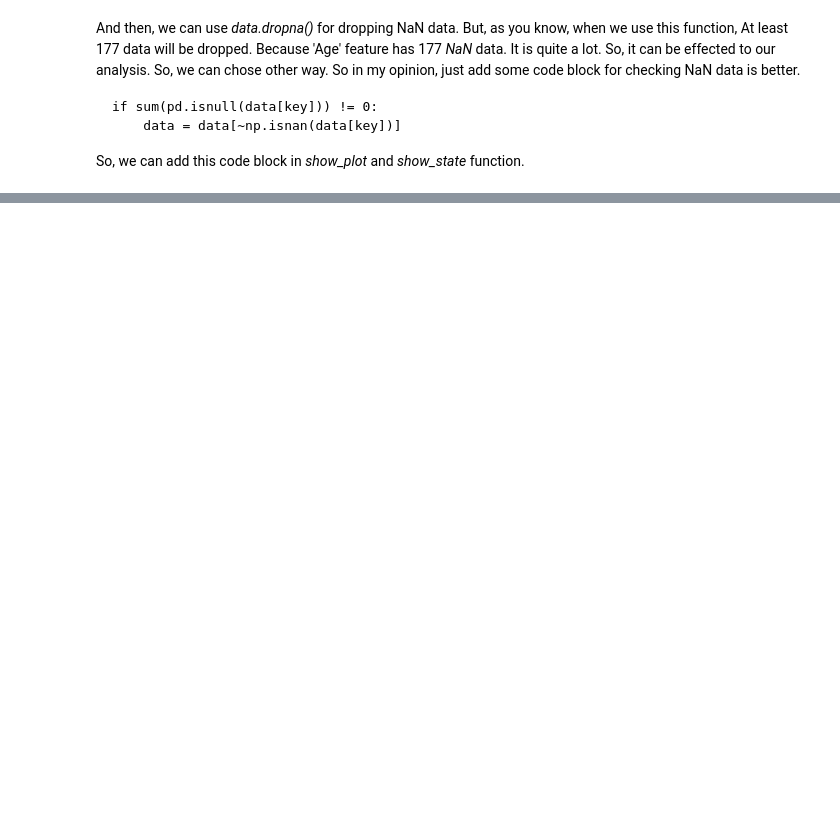
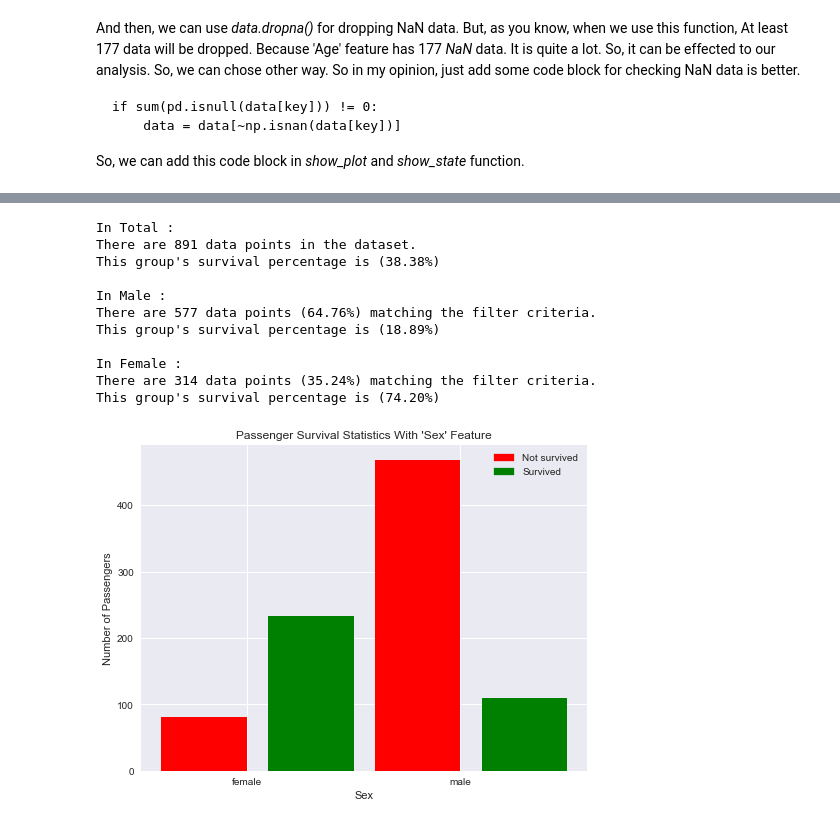
Before and after one commit to WooRaZil-Boy/DAND, a Jupyter notebook: titanic_data/titanic.ipynb, the cells around one changed output, grey strips where cells are left out. Cells and saved outputs as stored; diff of their text form; code cells hidden in the pictures; blank space fills up the shorter version.

```diff
--- a/titanic_data/titanic.ipynb
+++ b/titanic_data/titanic.ipynb
@@ -337,0 +276,21 @@ show_plot(data.copy(), "Sex", ["Fare >= 50", "Sex == 'female'"])
+# %%
+print("In Total : ")
+show_stats(data.copy(), "Sex")
+print("\nIn Male : ")
+show_stats(data.copy(), "Sex", ["Sex == 'male'"])
+print("\nIn Female : ")
+show_stats(data.copy(), "Sex", ["Sex == 'female'"])
+show_plot(data.copy(), "Sex")
+# %% [output]
+In Total :
+There are 891 data points in the dataset.
+This group's survival percentage is (38.38%)
+
+In Male :
+There are 577 data points (64.76%) matching the filter criteria.
+This group's survival percentage is (18.89%)
+
+In Female :
+There are 314 data points (35.24%) matching the filter criteria.
+This group's survival percentage is (74.20%)
+[figure, added]
```
Also changed, not shown: parts of 42 cells of this notebook, 1 other file.
